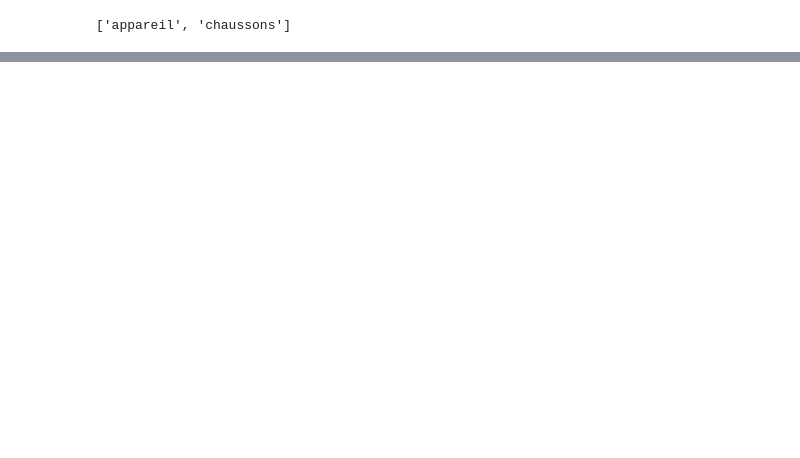
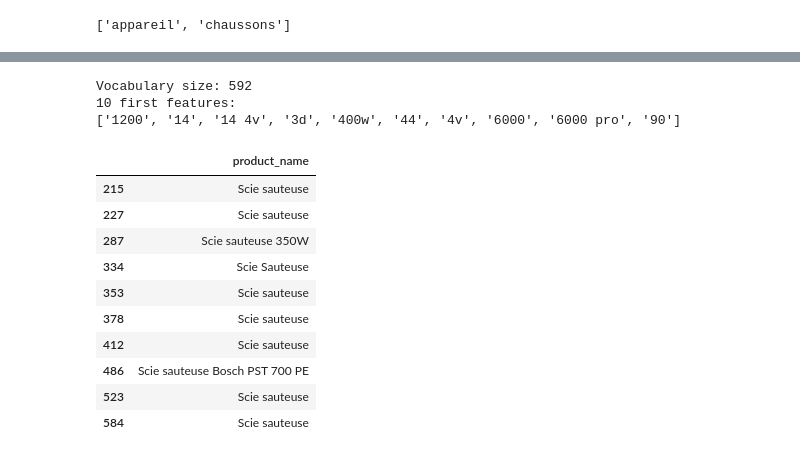
Before and after one commit to NicolasRossignol/Product_categorization, a Jupyter notebook: Product categorization.ipynb, the cells around one changed output, grey strips where cells are left out. Saved outputs shown, nothing was run; the diff lists cells and outputs as text; code cells hidden in the pictures; blank space fills up the shorter version.

```diff
--- a/Product categorization.ipynb
+++ b/Product categorization.ipynb
@@ -68,3 +69,7 @@ doc = 'appareil à chaussons'
 [stemmer.stem(m) for m in nltk.word_tokenize(doc.lower())]
 # %% [output]
 ['appareil', 'à', 'chausson']
+# %%
+stemmer = nltk.stem.SnowballStemmer("french", ignore_stopwords=False)
+doc = 'appareil à chaussons'
+[stemmer.stem(m) for m in nltk.word_tokenize(doc.lower())]
@@ -78,0 +115,18 @@ doc = 'appareil à chaussons'
+# %%
+def stemming_corpus(corpus):
+    ## stemming corpus
+    # le stemmer doit être appliqué sur des tokens
+    # tous les mots des documents sont processés
+    # mais je conserve au final le format de corpus
+    from nltk.corpus import stopwords
+    french_stopwords = set(stopwords.words('french'))
+    tokenizer = nltk.RegexpTokenizer(r'\b\w\w+\b')
+    stemmer = stemmer = nltk.stem.SnowballStemmer("french")
+    stemmed_corpus = []
+    for doc in corpus:
+        s = ' '
+        stemmed_corpus.extend(
+            [s.join([stemmer.stem(w) for w in tokenizer.tokenize(doc)
+                     if w.lower() not in french_stopwords])]
+        )
+    return(stemmed_corpus)
@@ -78,0 +194,32 @@ doc = 'appareil à chaussons'
+# %%
+from sklearn.feature_extraction.text import TfidfVectorizer
+tfidf_vect = TfidfVectorizer(min_df=5, max_df=0.95, # ignore termes présents ds plus 95% doc
+                             ngram_range=(1, 2)) # si je veux considérer ts les unigrammes et tous les bigrammes
+corpus = stemming_corpus(list(data['product_name']))
+tfidf_vect.fit(corpus)
+
+vocabulaire = tfidf_vect.vocabulary_
+print('Vocabulary size: {}'.format(len(tfidf_vect.vocabulary_)))
+print('10 first features:\n{}'.format(tfidf_vect.get_feature_names()[:10]))
+# %% [output]
+Vocabulary size: 592
+10 first features:
+['1200', '14', '14 4v', '3d', '400w', '44', '4v', '6000', '6000 pro', '90']
+# %%
+X_train = tfidf_vect.transform(corpus)
+from sklearn.cluster import KMeans
+kmeans = KMeans(n_clusters=5, random_state=0).fit(X_train)
+# %%
+data.iloc[np.where(kmeans.labels_==0)].head(10)
+# %% [output]
+|  | product_name |
+| 215 | Scie sauteuse |
+| 227 | Scie sauteuse |
+| 287 | Scie sauteuse 350W |
+| 334 | Scie Sauteuse |
+| 353 | Scie sauteuse |
+| 378 | Scie sauteuse |
+| 412 | Scie sauteuse |
+| 486 | Scie sauteuse Bosch PST 700 PE |
+| 523 | Scie sauteuse |
+| 584 | Scie sauteuse |
```
Also changed, not shown: parts of 27 cells of this notebook.
